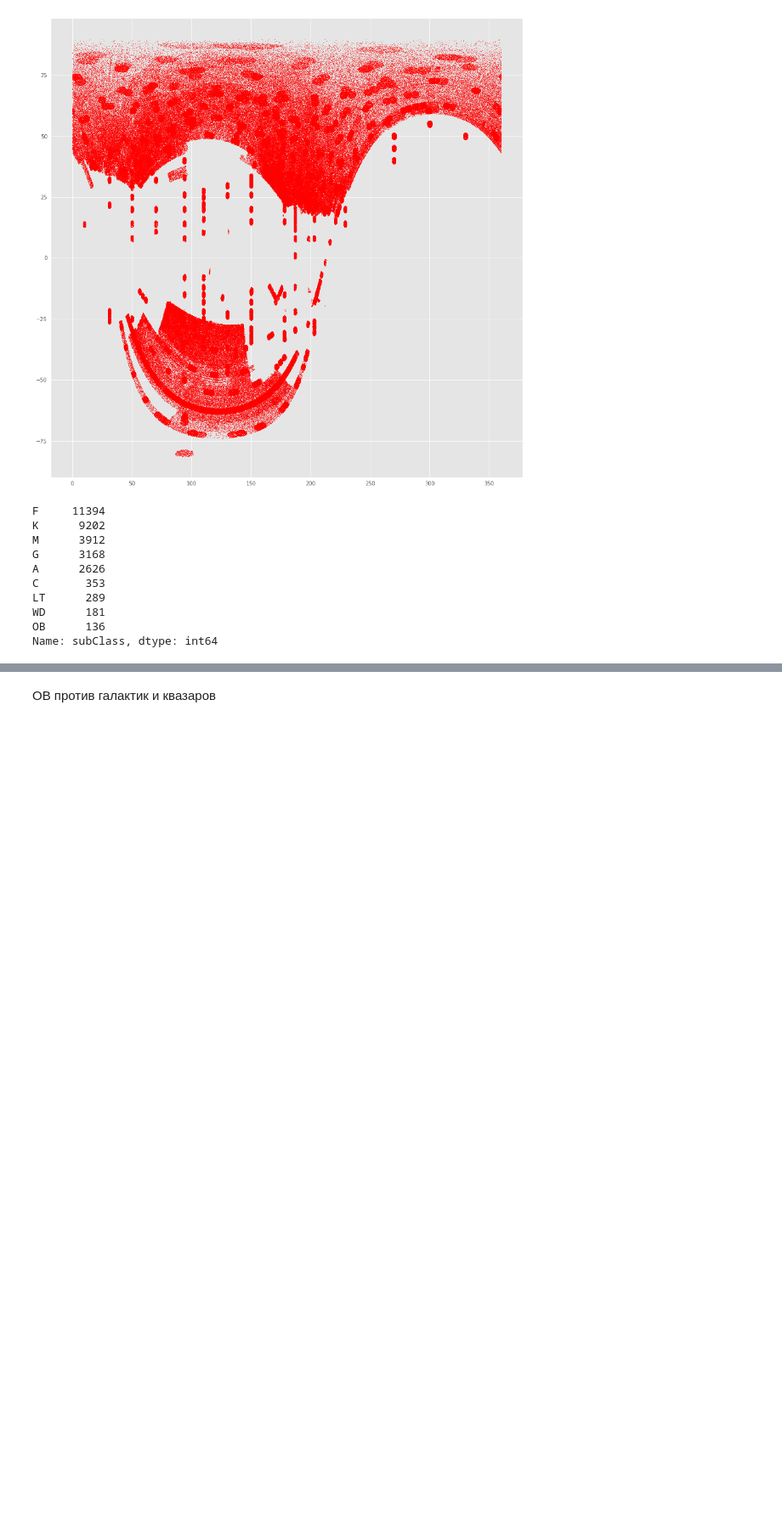
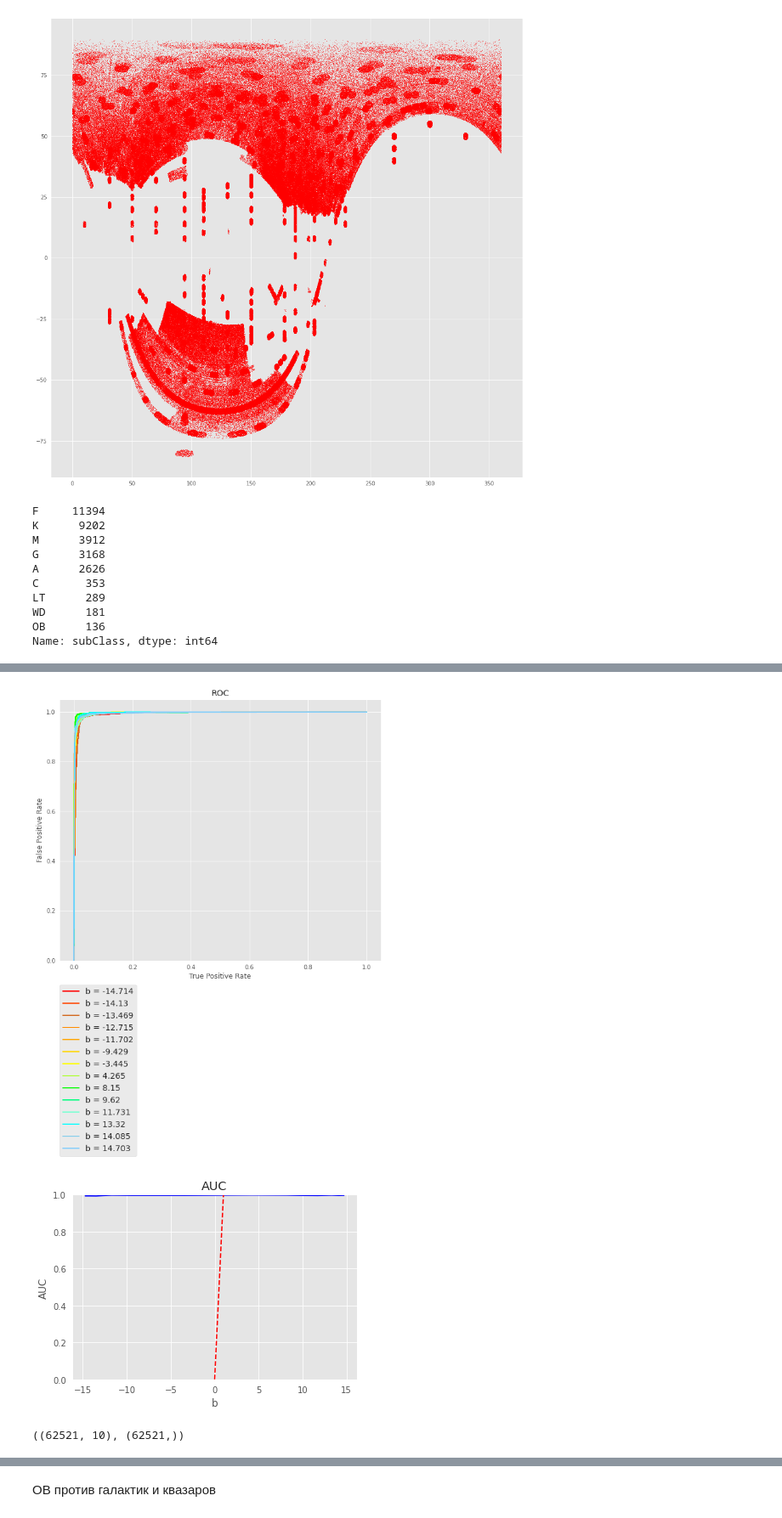
Before and after one commit to NadezhdaMalysheva/Classification-of-star-galaxy-and-quasar, a Jupyter notebook: Проверка_при_поглощении.ipynb, the cells around one changed output, grey strips where cells are left out. Shown at 85% size. Saved outputs shown, nothing was run; the diff lists cells and outputs as text; code cells hidden in the pictures; blank space fills up the shorter version.

```diff
--- a/Проверка_при_поглощении.ipynb
+++ b/Проверка_при_поглощении.ipynb
@@ -762,0 +878,5 @@ Name: subClass, dtype: int64
+# %%
+roc_b(gb, df_b, X_train_not_scaling, X2_test, X3_test)
+# %% [output]
+[figure, added]
+[figure, added]
@@ -762,0 +897,4 @@ Name: subClass, dtype: int64
+# %%
+X_b_123.shape, y_b_123.shape
+# %% [output]
+((62521, 10), (62521,))
```
Also changed, not shown: parts of 27 cells of this notebook.
